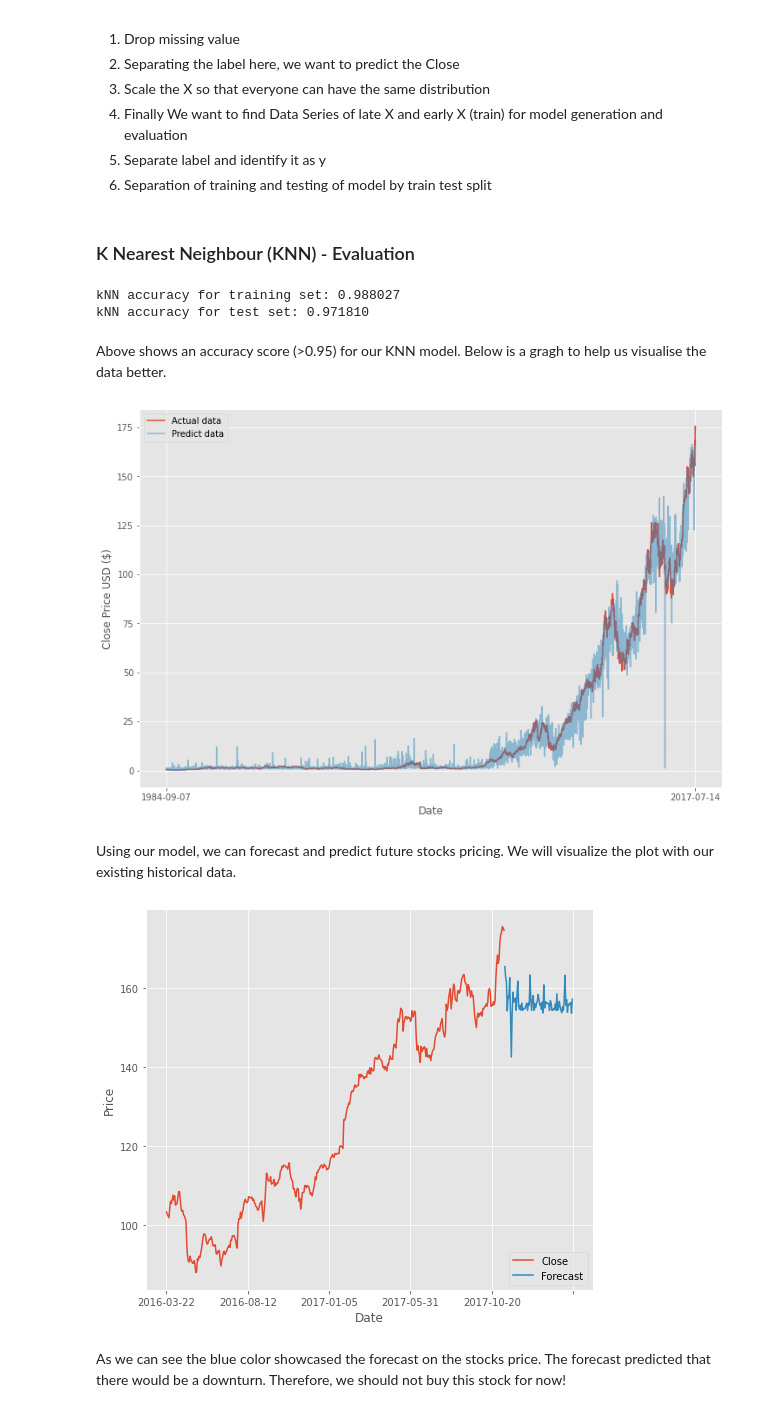
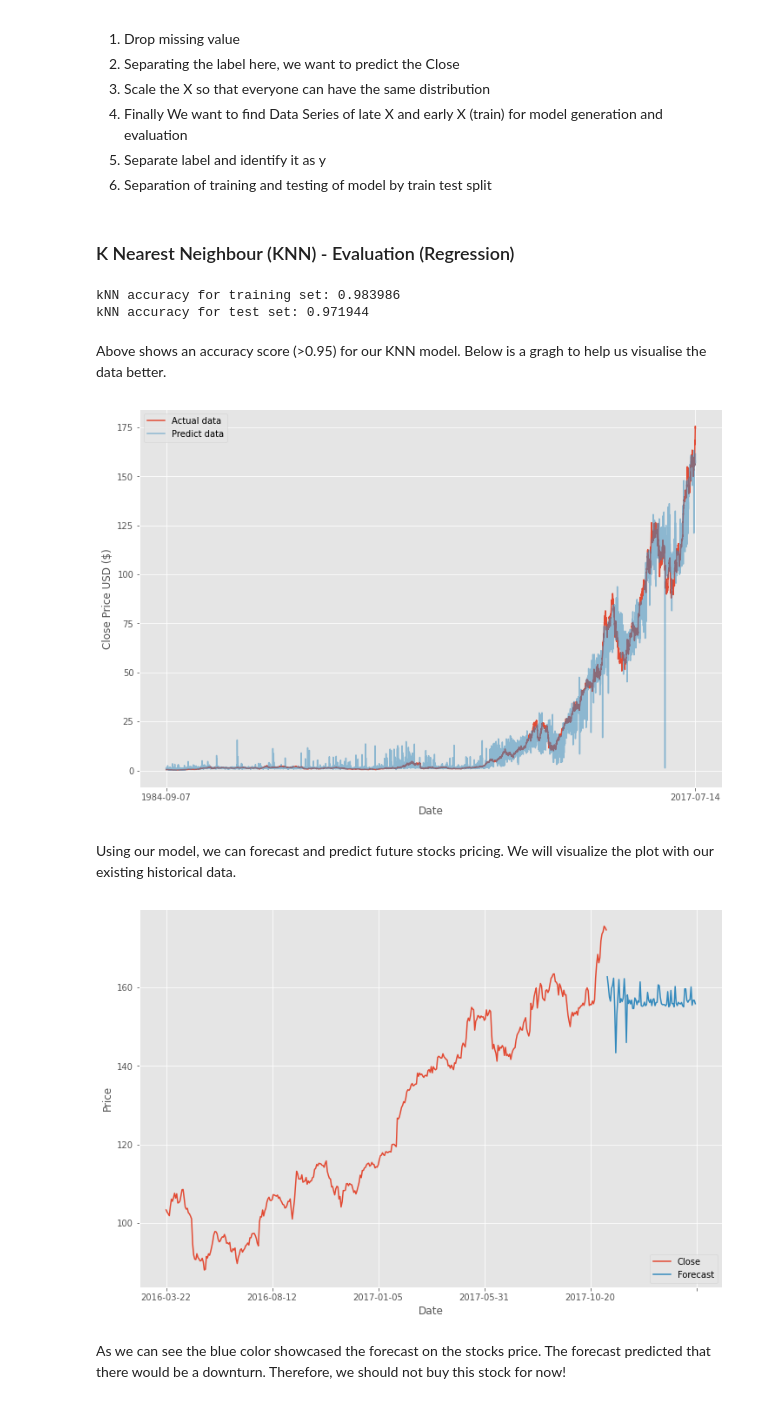
Before and after one commit to hoperawr/CS3244_Project, a Jupyter notebook: KNN/KNN_xj.ipynb, the cells around one changed output. Cells and saved outputs as stored; diff of their text form; code cells hidden in the pictures.

```diff
--- a/KNN/KNN_xj.ipynb
+++ b/KNN/KNN_xj.ipynb
@@ -150,17 +151,17 @@ y = y[:-forecast_out]
 # Separation of training and testing of model by train test split.
 X_train, X_test, y_train, y_test = train_test_split(X, y, test_size=0.2, random_state=0)
 # %% [markdown]
-### K Nearest Neighbour (KNN) - Evaluation
+### K Nearest Neighbour (KNN) - Evaluation (Regression)
 # %%
 # KNN Regression
-clfknn = KNeighborsRegressor(n_neighbors=3, metric="euclidean")
+clfknn = KNeighborsRegressor(n_neighbors=7, metric="euclidean")
 clfknn.fit(X_train, y_train)
 
 print('kNN accuracy for training set: %f' % clfknn.score(X_train, y_train))
 print('kNN accuracy for test set: %f' % clfknn.score(X_test, y_test))
 # %% [output]
-kNN accuracy for training set: 0.988027
-kNN accuracy for test set: 0.971810
+kNN accuracy for training set: 0.983986
+kNN accuracy for test set: 0.971944
 # %% [markdown]
 Above shows an accuracy score (>0.95) for our KNN model. Below is a gragh to help us visualise the data better.
 # %%
@@ -178,29 +179,30 @@ plt.xticks([list(y_val.index.values)[0], list(y_val.index.values)[-1]])
 plt.legend()
 plt.show()
 # %% [output]
-[figure, old version]
+[figure, new version]
 # %% [markdown]
 Using our model, we can forecast and predict future stocks pricing. We will visualize the plot with our existing historical data.
 # %%
 forecast_set = clfknn.predict(X_lately)
 dfreg['Forecast'] = np.nan
 
 last_date = dfreg.iloc[-1].name
 last_unix = datetime.datetime.strptime(last_date, "%Y-%m-%d")
 next_unix = last_unix + datetime.timedelta(days=1)
 
 for i in forecast_set:
     next_date = next_unix
     next_unix += datetime.timedelta(days=1)
     dfreg.loc[next_date] = [np.nan for _ in range(len(dfreg.columns)-1)]+[i]
 
+plt.figure(figsize=(12,8))
 dfreg['Close'].tail(500).plot()
 dfreg['Forecast'].tail(500).plot()
 plt.legend(loc=4)
 plt.xlabel('Date')
 plt.ylabel('Price')
 plt.show()
 # %% [output]
-[figure, old version]
+[figure, new version]
 # %% [markdown]
 As we can see the blue color showcased the forecast on the stocks price. The forecast predicted that there would be a downturn. Therefore, we should not buy this stock for now!
```
Also changed, not shown: parts of 5 cells of this notebook.
